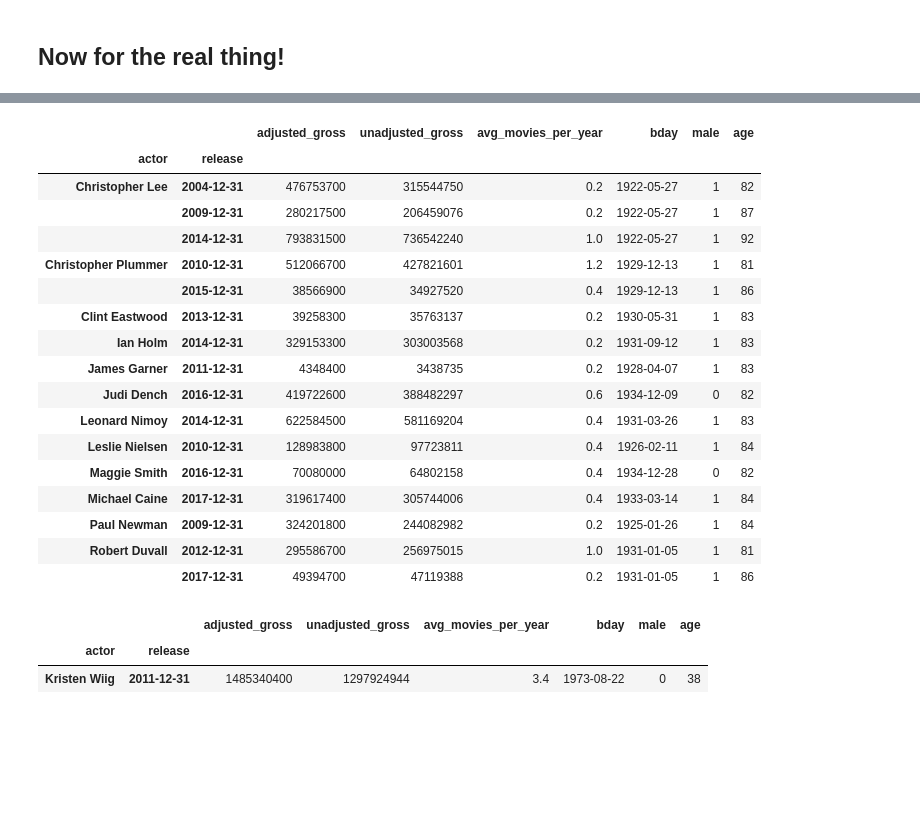
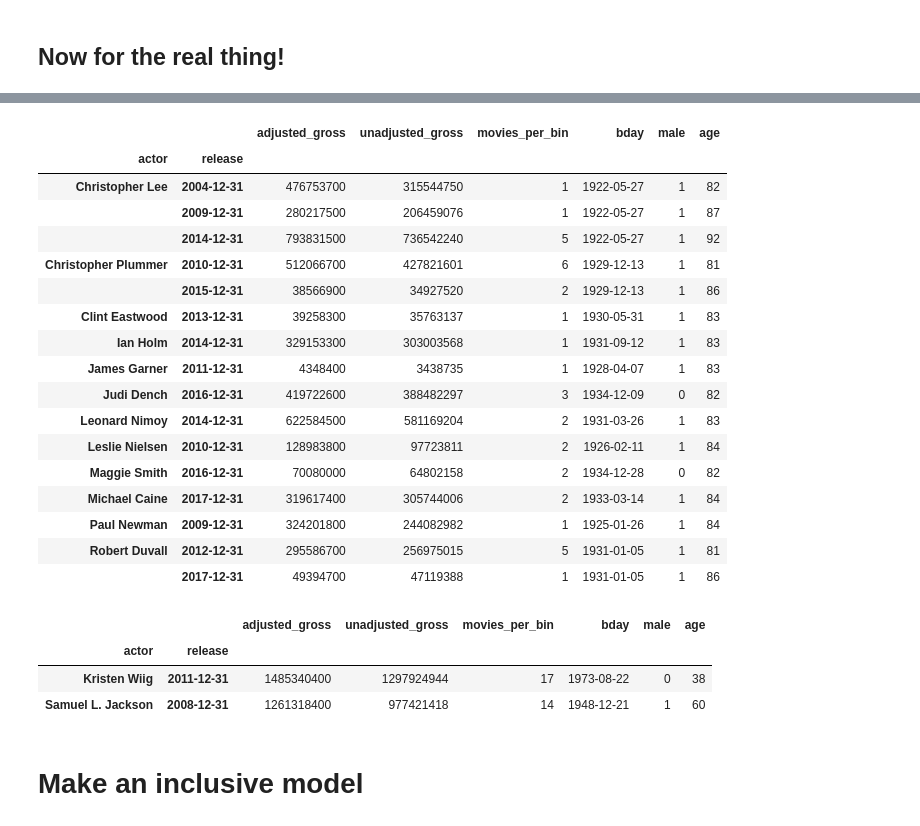
Before and after one commit to IanLondon/actor-age-curves, a Jupyter notebook: actor-regression-sklearn-joined-budget.ipynb, the cells around one changed output, grey strips where cells are left out. Saved outputs shown, nothing was run; the diff lists cells and outputs as text; code cells hidden in the pictures; blank space fills up the shorter version.

```diff
--- a/actor-regression-sklearn-joined-budget.ipynb
+++ b/actor-regression-sklearn-joined-budget.ipynb
@@ -1359,13 +1353,13 @@ Note that it runs the first call twice, it does it for performance reasons. So w
 # %% [markdown]
 ## Now for the real thing!
 # %%
-def apply_yearly_bin(actor_data, no_years_in_bins, time_column, avg_movies_colname='avg_movies_per_year'):
+def apply_yearly_bin(actor_data, no_years_in_bins, time_column, avg_movies_colname='movies_per_bin'):
     """
     Sum together all the rows within yearly bins.
     Also, adds a column called 'avg_movies_per_year' to count how many rows were in each bin
     Written to by run in a groupby.apply call
     """
-    # make a dummy column to add movie counts together. pre-divide
+    # make a dummy column to add movie counts together.
     actor_data[avg_movies_colname] = 1.0
 
     # remember birthday & gender
@@ -1388,7 +1382,7 @@ def apply_yearly_bin(actor_data, no_years_in_bins, time_column, avg_movies_colna
     actor_data['age'] = actor_data.release.apply(date_diff)
 
     # divide summed movies by number
-    actor_data[avg_movies_colname] = actor_data[avg_movies_colname] / (no_years_in_bins*1.0)
+#     actor_data[avg_movies_colname] = actor_data[avg_movies_colname]
 
     return actor_data.set_index('release').drop('male_txt', axis=1)
     return actor_data
@@ -1475,27 +1471,28 @@ actor_age_binned[actor_age_binned.male == 0].plot.scatter(
 # %%
 actor_age_binned[actor_age_binned.age > 80]
 # %% [output]
-|  |  | adjusted_gross | unadjusted_gross | avg_movies_per_year | bday | male | age |
+|  |  | adjusted_gross | unadjusted_gross | movies_per_bin | bday | male | age |
 | actor | release |  |  |  |  |  |  |
-| Christopher Lee | 2004-12-31 | 476753700 | 315544750 | 0.2 | 1922-05-27 | 1 | 82 |
-|  | 2009-12-31 | 280217500 | 206459076 | 0.2 | 1922-05-27 | 1 | 87 |
-|  | 2014-12-31 | 793831500 | 736542240 | 1.0 | 1922-05-27 | 1 | 92 |
-| Christopher Plummer | 2010-12-31 | 512066700 | 427821601 | 1.2 | 1929-12-13 | 1 | 81 |
-|  | 2015-12-31 | 38566900 | 34927520 | 0.4 | 1929-12-13 | 1 | 86 |
-| Clint Eastwood | 2013-12-31 | 39258300 | 35763137 | 0.2 | 1930-05-31 | 1 | 83 |
-| Ian Holm | 2014-12-31 | 329153300 | 303003568 | 0.2 | 1931-09-12 | 1 | 83 |
-| James Garner | 2011-12-31 | 4348400 | 3438735 | 0.2 | 1928-04-07 | 1 | 83 |
-| Judi Dench | 2016-12-31 | 419722600 | 388482297 | 0.6 | 1934-12-09 | 0 | 82 |
-| Leonard Nimoy | 2014-12-31 | 622584500 | 581169204 | 0.4 | 1931-03-26 | 1 | 83 |
-| Leslie Nielsen | 2010-12-31 | 128983800 | 97723811 | 0.4 | 1926-02-11 | 1 | 84 |
-| Maggie Smith | 2016-12-31 | 70080000 | 64802158 | 0.4 | 1934-12-28 | 0 | 82 |
-| Michael Caine | 2017-12-31 | 319617400 | 305744006 | 0.4 | 1933-03-14 | 1 | 84 |
-| Paul Newman | 2009-12-31 | 324201800 | 244082982 | 0.2 | 1925-01-26 | 1 | 84 |
-| Robert Duvall | 2012-12-31 | 295586700 | 256975015 | 1.0 | 1931-01-05 | 1 | 81 |
-|  | 2017-12-31 | 49394700 | 47119388 | 0.2 | 1931-01-05 | 1 | 86 |
+| Christopher Lee | 2004-12-31 | 476753700 | 315544750 | 1 | 1922-05-27 | 1 | 82 |
+|  | 2009-12-31 | 280217500 | 206459076 | 1 | 1922-05-27 | 1 | 87 |
+|  | 2014-12-31 | 793831500 | 736542240 | 5 | 1922-05-27 | 1 | 92 |
+| Christopher Plummer | 2010-12-31 | 512066700 | 427821601 | 6 | 1929-12-13 | 1 | 81 |
+|  | 2015-12-31 | 38566900 | 34927520 | 2 | 1929-12-13 | 1 | 86 |
+| Clint Eastwood | 2013-12-31 | 39258300 | 35763137 | 1 | 1930-05-31 | 1 | 83 |
+| Ian Holm | 2014-12-31 | 329153300 | 303003568 | 1 | 1931-09-12 | 1 | 83 |
+| James Garner | 2011-12-31 | 4348400 | 3438735 | 1 | 1928-04-07 | 1 | 83 |
+| Judi Dench | 2016-12-31 | 419722600 | 388482297 | 3 | 1934-12-09 | 0 | 82 |
+| Leonard Nimoy | 2014-12-31 | 622584500 | 581169204 | 2 | 1931-03-26 | 1 | 83 |
+| Leslie Nielsen | 2010-12-31 | 128983800 | 97723811 | 2 | 1926-02-11 | 1 | 84 |
+| Maggie Smith | 2016-12-31 | 70080000 | 64802158 | 2 | 1934-12-28 | 0 | 82 |
+| Michael Caine | 2017-12-31 | 319617400 | 305744006 | 2 | 1933-03-14 | 1 | 84 |
+| Paul Newman | 2009-12-31 | 324201800 | 244082982 | 1 | 1925-01-26 | 1 | 84 |
+| Robert Duvall | 2012-12-31 | 295586700 | 256975015 | 5 | 1931-01-05 | 1 | 81 |
+|  | 2017-12-31 | 49394700 | 47119388 | 1 | 1931-01-05 | 1 | 86 |
 # %%
-actor_age_binned[actor_age_binned.avg_movies_per_year > 3]
+actor_age_binned[actor_age_binned.movies_per_bin > 13]
 # %% [output]
-|  |  | adjusted_gross | unadjusted_gross | avg_movies_per_year | bday | male | age |
+|  |  | adjusted_gross | unadjusted_gross | movies_per_bin | bday | male | age |
 | actor | release |  |  |  |  |  |  |
-| Kristen Wiig | 2011-12-31 | 1485340400 | 1297924944 | 3.4 | 1973-08-22 | 0 | 38 |
+| Kristen Wiig | 2011-12-31 | 1485340400 | 1297924944 | 17 | 1973-08-22 | 0 | 38 |
+| Samuel L. Jackson | 2008-12-31 | 1261318400 | 977421418 | 14 | 1948-12-21 | 1 | 60 |
@@ -1501,0 +1501,2 @@ actor_age_binned[actor_age_binned.avg_movies_per_year > 3]
+# %% [markdown]
+# Make an inclusive model
```
Also changed, not shown: parts of 28 cells of this notebook.
